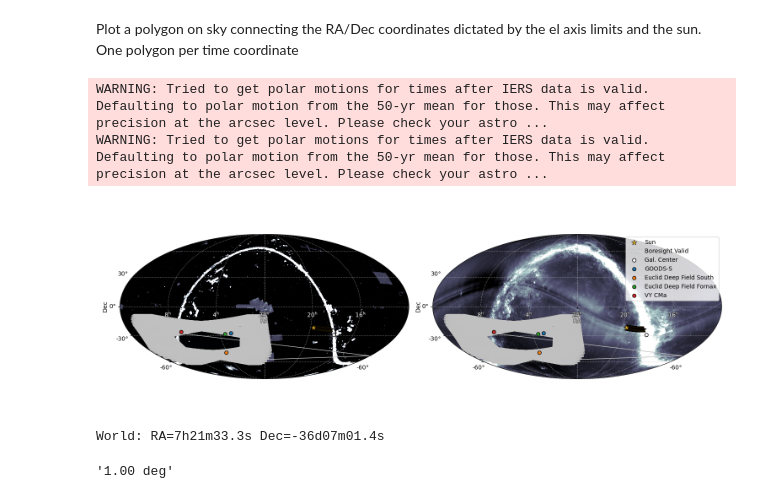
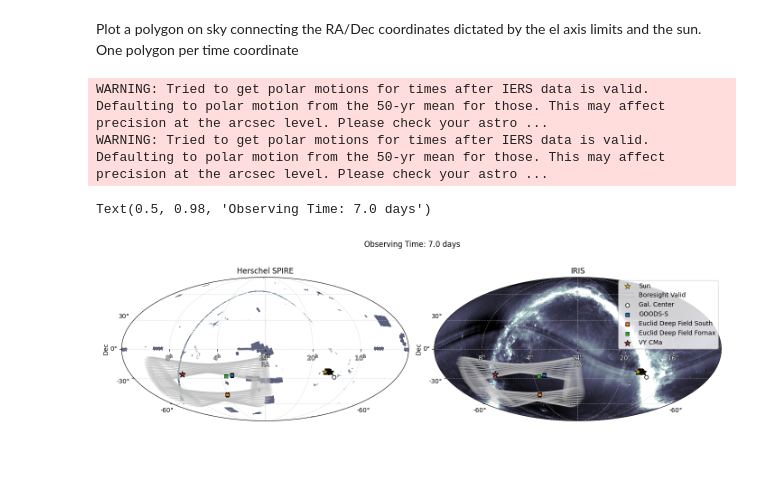
Before and after one commit to tim-balloon/tim-memos, a Jupyter notebook: TIM_sky_coverage.ipynb, the cells around one changed output. Saved outputs shown, nothing was run; the diff lists cells and outputs as text; code cells hidden in the pictures.

```diff
--- a/TIM_sky_coverage.ipynb
+++ b/TIM_sky_coverage.ipynb
@@ -118,14 +120,0 @@ d0 = hdu[0].data[2, :, :]
-# %%
-# Herschel SPIRE color
-hdu = fits.open("cutout-ESAVO_P_HERSCHEL_SPIRE-color.fits")
-# hdu = fits.open("cutout-ESAVO_P_Herschel_color.fits")
-h = hdu[0].header
-wcs = WCS(h, naxis=2) # reduce WCS dimensionality for polygon overplot
-d1 = hdu[0].data[2, :, :]
-# %%
-# Herschel SPIRE color
-# hdu = fits.open("cutout-ESAVO_P_HERSCHEL_SPIRE-color.fits")
-hdu = fits.open("cutout-ESAVO_P_Herschel_color.fits")
-h = hdu[0].header
-wcs = WCS(h, naxis=2) # reduce WCS dimensionality for polygon overplot
-d2 = hdu[0].data[2, :, :]
@@ -132,7 +143,13 @@ d2 = hdu[0].data[2, :, :]
+# %%
+# https://alasky.cds.unistra.fr/hips-image-services/hips2fits
+wcs, h, d0 = allsky_query('CDS/P/IRIS/color', reload=False)
+d0 = d0[2,:,:]
+# %%
+wcs, h, d1 = allsky_query('ESAVO/P/HERSCHEL/SPIRE-350', reload=False)
 # %%
 ds = [d1, d0]
 # %%
-fig, axs = plt.subplots(figsize=(15,5), ncols=2, subplot_kw=dict(projection=wcs, frame_class=EllipticalFrame), sharex=True, sharey=True)
+fig, axs = plt.subplots(figsize=(14,5), ncols=2, subplot_kw=dict(projection=wcs, frame_class=EllipticalFrame), sharex=True, sharey=True)
 ax0, ax1 = axs
 
 cid = fig.canvas.mpl_connect('motion_notify_event', on_mouse_move)
@@ -153,64 +170,74 @@ for j, ax in enumerate(axs):
     p = ax.scatter(sun.ra, sun.dec, s=100, marker='*', facecolor='goldenrod', edgecolor='k', linewidth=.5, transform=ax.get_transform('icrs'), label='Sun')
 
     limleftup_radec = altaz_to_radec_helper(EL_MAX * u.deg, az_limleft(sun_altaz.az.deg) * u.deg)
+    limleftmid_radec = altaz_to_radec_helper((EL_MAX + EL_MIN)/2 * u.deg, az_limleft(sun_altaz.az.deg) * u.deg)
     limleftdown_radec = altaz_to_radec_helper(EL_MIN * u.deg, az_limleft(sun_altaz.az.deg) * u.deg)
     limrightup_radec = altaz_to_radec_helper(EL_MAX * u.deg, az_limright(sun_altaz.az.deg) * u.deg)
+    limrightmid_radec = altaz_to_radec_helper((EL_MAX + EL_MIN)/2 * u.deg, az_limright(sun_altaz.az.deg) * u.deg)
     limrightdown_radec = altaz_to_radec_helper(EL_MIN * u.deg, az_limright(sun_altaz.az.deg) * u.deg)
 
     # coordinates of corners on plot
-    # p = ax.scatter(limleftup_radec.ra, limleftup_radec.dec, marker='.', color='limegreen', alpha=0.1, transform=ax.get_transform('icrs'))
-    # p = ax.scatter(limrightup_radec.ra, limrightup_radec.dec, marker='.', color='limegreen', alpha=0.1, transform=ax.get_transform('icrs'))
-    # p = ax.scatter(limleftdown_radec.ra, limleftdown_radec.dec, marker='.', color='limegreen', alpha=0.1, transform=ax.get_transform('icrs'))
-    # p = ax.scatter(limrightdown_radec.ra, limrightdown_radec.dec, marker='.', color='limegreen', alpha=0.1, transform=ax.get_transform('icrs'))
+    # p = ax.scatter(limleftup_radec.ra, limleftup_radec.dec, marker='.', color='limegreen', alpha=0.4, transform=ax.get_transform('icrs'))
+    # p = ax.scatter(limleftmid_radec.ra, limleftmid_radec.dec, marker='.', color='limegreen', alpha=0.4, transform=ax.get_transform('icrs'))
+    # p = ax.scatter(limleftdown_radec.ra, limleftdown_radec.dec, marker='.', color='limegreen', alpha=0.4, transform=ax.get_transform('icrs'))
+    # p = ax.scatter(limrightup_radec.ra, limrightup_radec.dec, marker='.', color='limegreen', alpha=0.4, transform=ax.get_transform('icrs'))
+    # p = ax.scatter(limrightmid_radec.ra, limrightmid_radec.dec, marker='.', color='limegreen', alpha=0.4, transform=ax.get_transform('icrs'))
+    # p = ax.scatter(limrightdown_radec.ra, limrightdown_radec.dec, marker='.', color='limegreen', alpha=0.4, transform=ax.get_transform('icrs'))
 
     rs = []
     for i in range(len(limleftup_radec)):
         verts = SkyCoord([
                 limleftup_radec.ra[i],
+                limleftmid_radec.ra[i],
                 limleftdown_radec.ra[i],
                 limrightdown_radec.ra[i],
+                limrightmid_radec.ra[i],
                 limrightup_radec.ra[i],
             ],
             [
                 limleftup_radec.dec[i],
+                limleftmid_radec.dec[i],
                 limleftdown_radec.dec[i],
                 limrightdown_radec.dec[i],
+                limrightmid_radec.dec[i],
                 limrightup_radec.dec[i],
             ],
             unit='deg',
             frame=ICRS
         )
         reg = PolygonSkyRegion(vertices=verts, visual=dict(fill=True, edgecolor='limegreen', facecolor=None))
         rs.append(reg)
     regions = Regions(rs)
-    regions.write('myregions.reg', format='ds9', overwrite=True)
+    # regions.write('myregions.reg', format='ds9', overwrite=True)
 
     px_regions = [r.to_pixel(wcs) for r in rs]
     for i, p in enumerate(px_regions):
         if i == 0:
-            p.plot(ax=ax, edgecolor='k', alpha=max(1/len(times), 0.01), label='Boresight Valid')
+            p.plot(ax=ax, edgecolor='k', facecolor='none', alpha=max(1/len(times), 0.05), label='Boresight Valid')
         # p.plot(ax=ax, edgecolor='k', alpha=max(1/len(times), 0.01))
-        p.plot(ax=ax, facecolor='none', edgecolor='silver', alpha=1)
+        p.plot(ax=ax, facecolor='none', edgecolor='silver', alpha=0.2)
 
     # some additional points of interest
     ax.scatter(gal_center.ra, gal_center.dec, facecolor='w', edgecolor='k', transform=ax.get_transform('icrs'), label='Gal. Center')
-    ax.scatter(goods_s.ra, goods_s.dec, edgecolor='k', transform=ax.get_transform('icrs'), label='GOODS-S')
-    ax.scatter(edfs.ra, edfs.dec, edgecolor='k', transform=ax.get_transform('icrs'), label='Euclid Deep Field South')
-    ax.scatter(edff.ra, edff.dec, edgecolor='k', transform=ax.get_transform('icrs'), label='Euclid Deep Field Fornax')
-    ax.scatter(vy_cma.ra, vy_cma.dec, edgecolor='k', transform=ax.get_transform('icrs'), label='VY CMa')
+    ax.scatter(goods_s.ra, goods_s.dec, marker='s', edgecolor='k', transform=ax.get_transform('icrs'), label='GOODS-S')
+    ax.scatter(edfs.ra, edfs.dec, marker='s', edgecolor='k', transform=ax.get_transform('icrs'), label='Euclid Deep Field South')
+    ax.scatter(edff.ra, edff.dec, marker='s', linewidth=0.5, edgecolor='k', transform=ax.get_transform('icrs'), label='Euclid Deep Field Fornax')
+    ax.scatter(vy_cma.ra, vy_cma.dec, s=100, marker='*', edgecolor='k', transform=ax.get_transform('icrs'), label='VY CMa')
+
+    # for hh in [120, 132, 133, 171, 188, 217, 219, 246]: # [46, 47, 72, 73, 74, 75,]
+    #     plot_from_catalog_helper(ax, 'HH' + str(hh))
 
     ax.set_xlabel('RA', color='w', path_effects=path_effects)
     ax.set_ylabel('Dec')
     if j == 1:
         ax.legend()
     fig.tight_layout()
+
+ax0.set_title('Herschel SPIRE')
+ax1.set_title('IRIS')
+fig.suptitle(f'Observing Time: {(t[-1] - t[0]).to(u.day).value:.1f} days')
 # %% [output]
 WARNING: Tried to get polar motions for times after IERS data is valid. Defaulting to polar motion from the 50-yr mean for those. This may affect precision at the arcsec level. Please check your astro ...
 WARNING: Tried to get polar motions for times after IERS data is valid. Defaulting to polar motion from the 50-yr mean for those. This may affect precision at the arcsec level. Please check your astro ...
+Text(0.5, 0.98, 'Observing Time: 7.0 days')
-[figure, old version]
+[figure, new version]
-World: RA=7h21m33.3s Dec=-36d07m01.4s
-# %%
-a = Angle(1 * u.deg)
-a.__format__('.2f')
-# %% [output]
-'1.00 deg'
```
Also changed, not shown: parts of 7 cells of this notebook.
